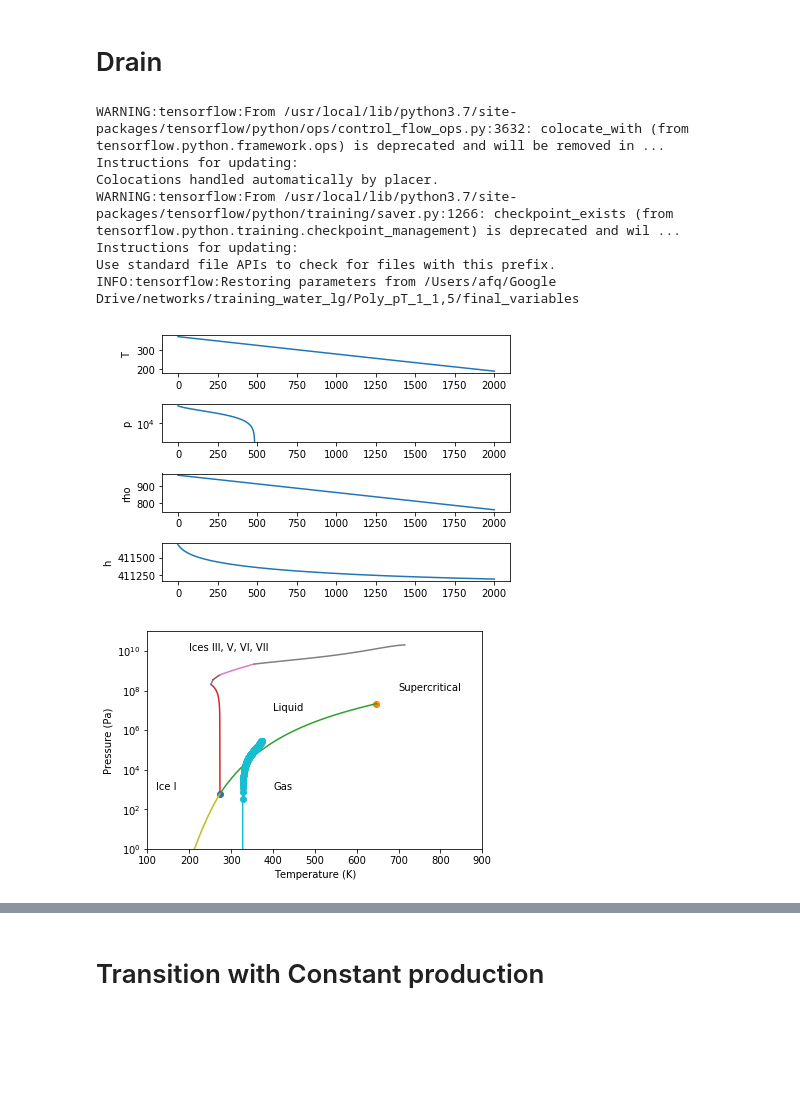
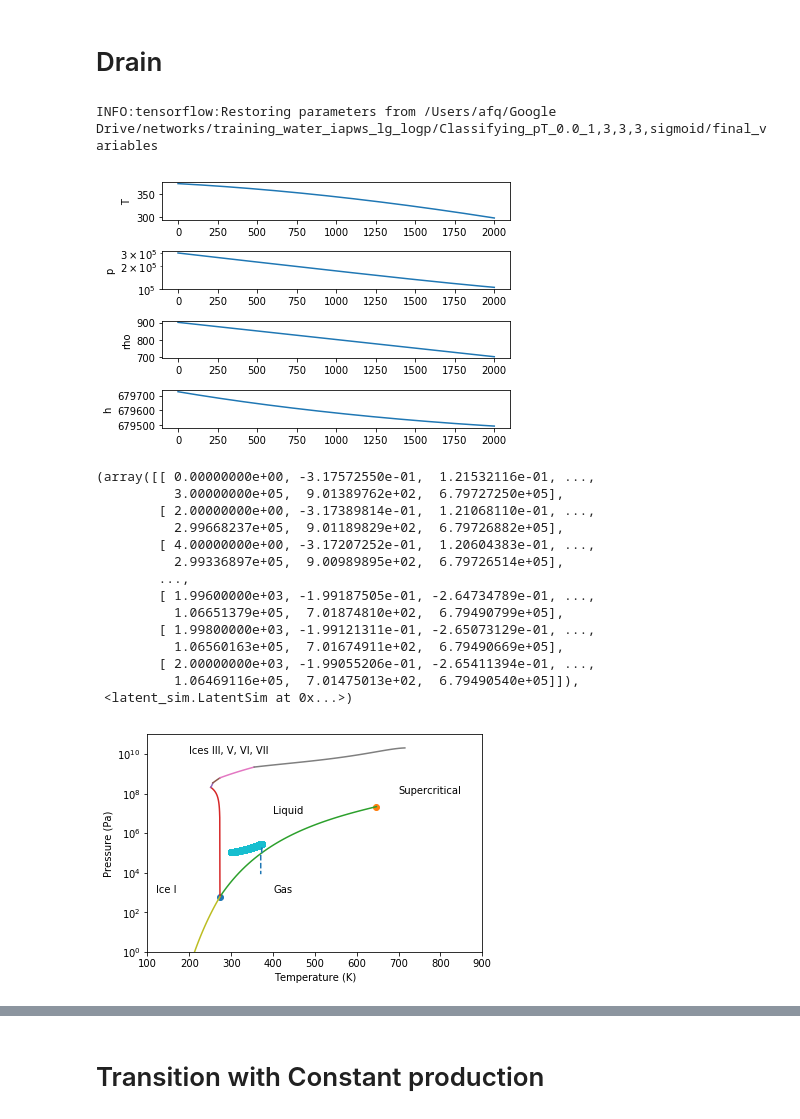
Before and after one commit to afqueiruga/LatentPrimaries, a Jupyter notebook: 9_debugging_one_run.ipynb, the cells around one changed output, grey strips where cells are left out. Saved outputs shown, nothing was run; the diff lists cells and outputs as text; code cells hidden in the pictures; blank space fills up the shorter version.

```diff
--- a/9_debugging_one_run.ipynb
+++ b/9_debugging_one_run.ipynb
@@ -207,17 +211,26 @@ Failed to converge at t= 3.089999999999978  |Dq| was  1709.4250278860754  after
 [figure]
 # %% [markdown]
 # Drain
-# %%
-curry_run('Poly_pT_1_1,5',
-          prob='Liquid_Drain')
-# %% [output]
-WARNING:tensorflow:From /usr/local/lib/python3.7/site-packages/tensorflow/python/ops/control_flow_ops.py:3632: colocate_with (from tensorflow.python.framework.ops) is deprecated and will be removed in ...
-Instructions for updating:
-Colocations handled automatically by placer.
-WARNING:tensorflow:From /usr/local/lib/python3.7/site-packages/tensorflow/python/training/saver.py:1266: checkpoint_exists (from tensorflow.python.training.checkpoint_management) is deprecated and wil ...
-Instructions for updating:
-Use standard file APIs to check for files with this prefix.
-INFO:tensorflow:Restoring parameters from /Users/afq/Google Drive/networks/training_water_lg/Poly_pT_1_1,5/final_variables
-[figure, removed]
-[figure, removed]
+# %%
+curry_run('Classifying_pT_0.0_1,3,3,3,sigmoid',
+          eos='water_iapws_lg_logp',
+          prob='Liquid_Drain',ref_file="reference_solutions/Liquid_Drain.csv")
+# %% [output]
+INFO:tensorflow:Restoring parameters from /Users/afq/Google Drive/networks/training_water_iapws_lg_logp/Classifying_pT_0.0_1,3,3,3,sigmoid/final_variables
+[figure, added]
+(array([[ 0.00000000e+00, -3.17572550e-01,  1.21532116e-01, ...,
+          3.00000000e+05,  9.01389762e+02,  6.79727250e+05],
+        [ 2.00000000e+00, -3.17389814e-01,  1.21068110e-01, ...,
+          2.99668237e+05,  9.01189829e+02,  6.79726882e+05],
+        [ 4.00000000e+00, -3.17207252e-01,  1.20604383e-01, ...,
+          2.99336897e+05,  9.00989895e+02,  6.79726514e+05],
+        ...,
+        [ 1.99600000e+03, -1.99187505e-01, -2.64734789e-01, ...,
+          1.06651379e+05,  7.01874810e+02,  6.79490799e+05],
+        [ 1.99800000e+03, -1.99121311e-01, -2.65073129e-01, ...,
+          1.06560163e+05,  7.01674911e+02,  6.79490669e+05],
+        [ 2.00000000e+03, -1.99055206e-01, -2.65411394e-01, ...,
+          1.06469116e+05,  7.01475013e+02,  6.79490540e+05]]),
+ <latent_sim.LatentSim at 0x...>)
+[figure, added]
 # %%
```
Also changed, not shown: parts of 3 cells of this notebook, 1 other file.
